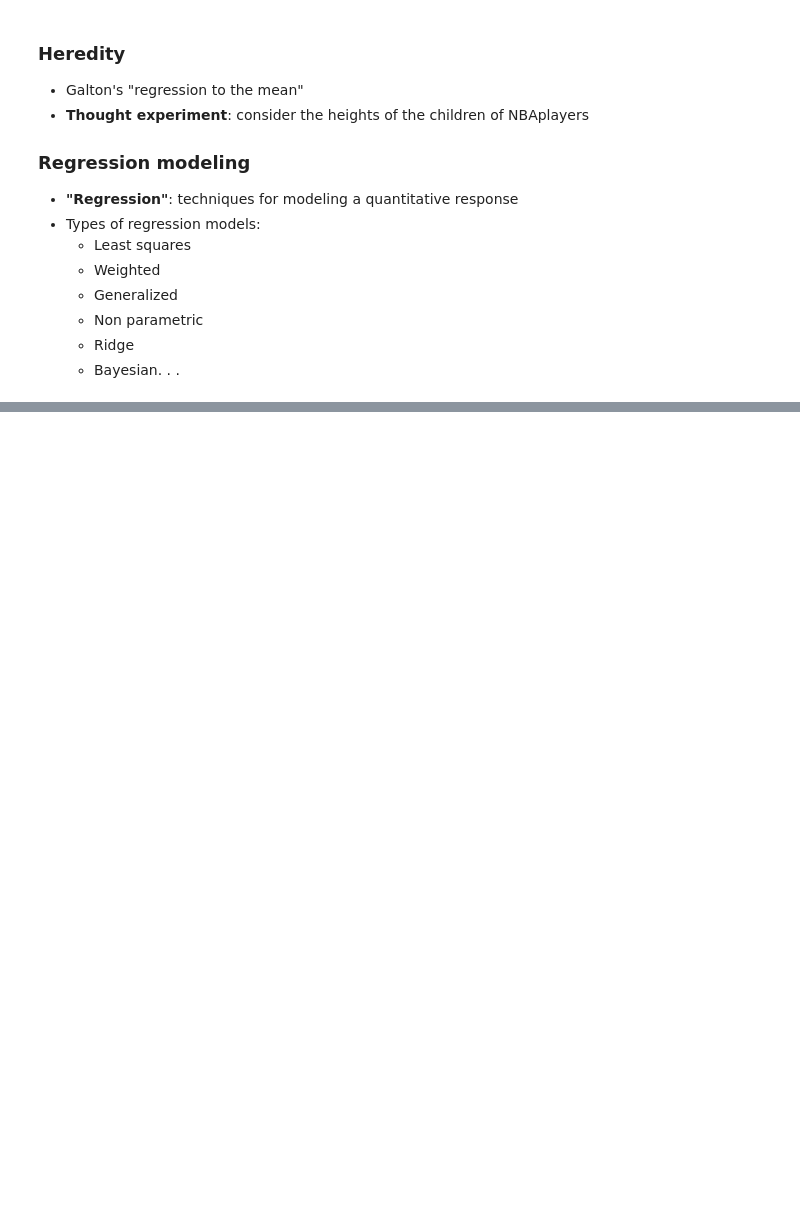
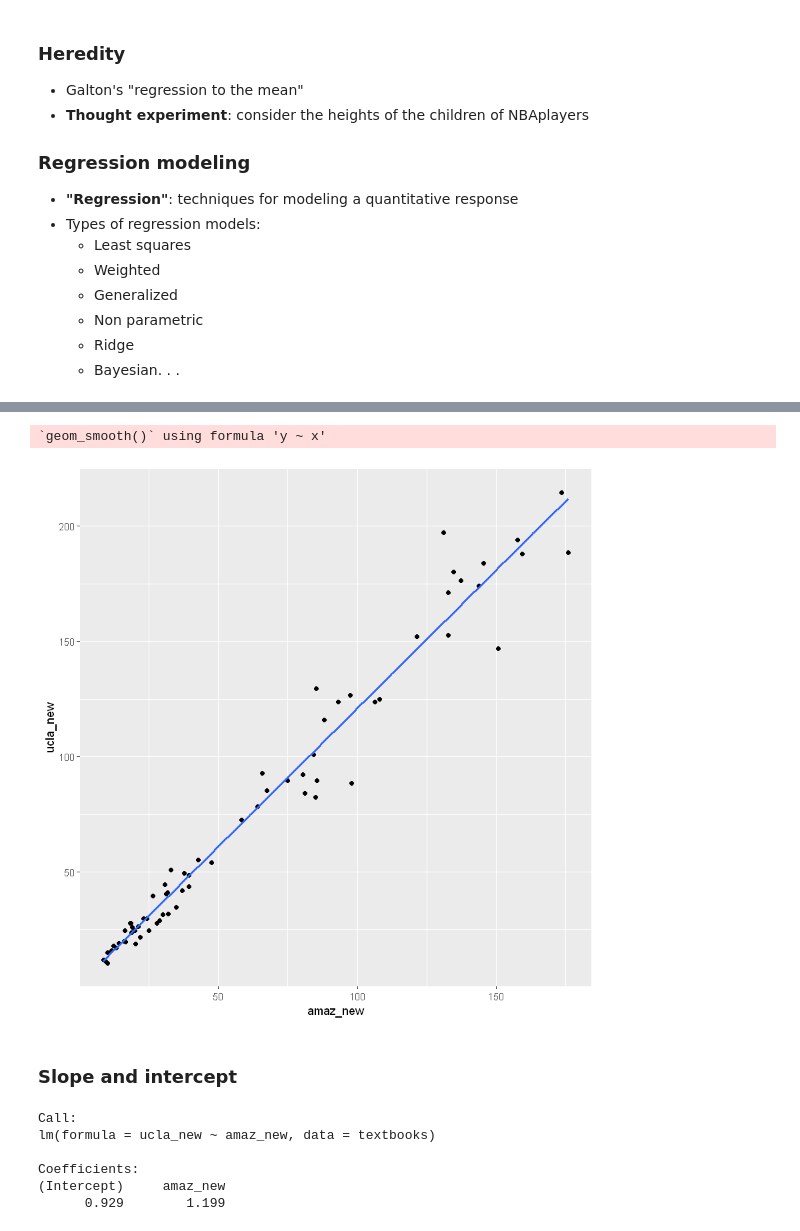
Before and after one commit to VictorOmondi1997/Correlation-and-Regression-in-R, a Jupyter notebook: Correlation and Regression in R.ipynb, the cells around one changed output, grey strips where cells are left out. Saved outputs shown, nothing was run; the diff lists cells and outputs as text; code cells hidden in the pictures; blank space fills up the shorter version.

```diff
--- a/Correlation and Regression in R.ipynb
+++ b/Correlation and Regression in R.ipynb
@@ -765,0 +785,19 @@ Where $r_{X, Y}$ is the correlation (`cor()`) of $X$ and $Y$ and $s_X$ and $s_Y$
+# %%
+textbooks %>%
+    ggplot(aes(x=amaz_new, y=ucla_new)) +
+    geom_point() +
+    geom_smooth(method="lm", se=F)
+# %% [output]
+`geom_smooth()` using formula 'y ~ x'
+[figure, added]
+# %% [markdown]
+### Slope and intercept
+# %%
+lm(ucla_new ~ amaz_new, data=textbooks)
+# %% [output]
+Call:
+lm(formula = ucla_new ~ amaz_new, data = textbooks)
+
+Coefficients:
+(Intercept)     amaz_new
+      0.929        1.199
```
Also changed, not shown: parts of 86 cells of this notebook.
